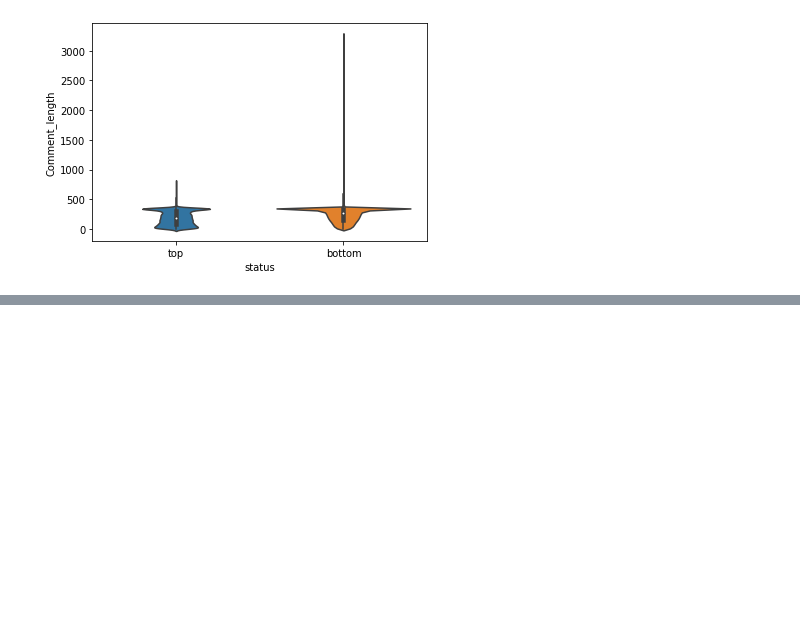
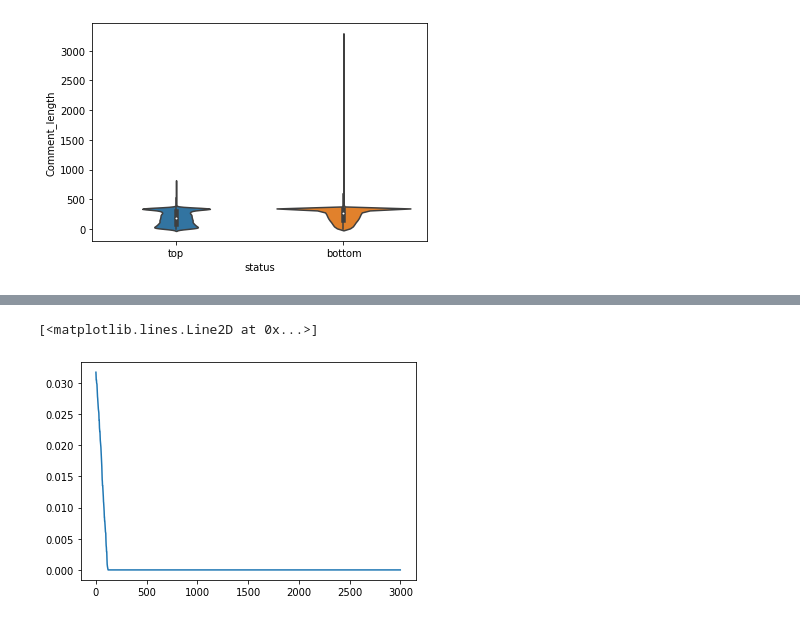
Before and after one commit to hzw479/ISDS.group.projects, a Jupyter notebook: ExamProject/Mie analysis.ipynb, the cells around one changed output, grey strips where cells are left out. Saved outputs shown, nothing was run; the diff lists cells and outputs as text; code cells hidden in the pictures; blank space fills up the shorter version.

```diff
--- a/ExamProject/Mie analysis.ipynb
+++ b/ExamProject/Mie analysis.ipynb
@@ -229,0 +319,7 @@ sns.violinplot(x='tDept', y='Comment_length', data=comment_df)
+# %%
+#bottom uni
+for i in dict_of_top_words_bottom.keys():
+    for j in range(len(bottom_uni.Clean_comment)):
+        if i in bottom_uni.Clean_comment[j]:
+            dict_of_top_words_bottom[i]+=1
+dict_of_top_words_bottom
@@ -229,0 +436,6 @@ sns.violinplot(x='tDept', y='Comment_length', data=comment_df)
+# %%
+hallo=sorted(hej, reverse=True)[2000:5000]
+plt.plot([i for i in range(len(hallo))], hallo)
+# %% [output]
+[<matplotlib.lines.Line2D at 0x...>]
+[figure, added]
```
Also changed, not shown: parts of 38 cells of this notebook, 10 other files.
